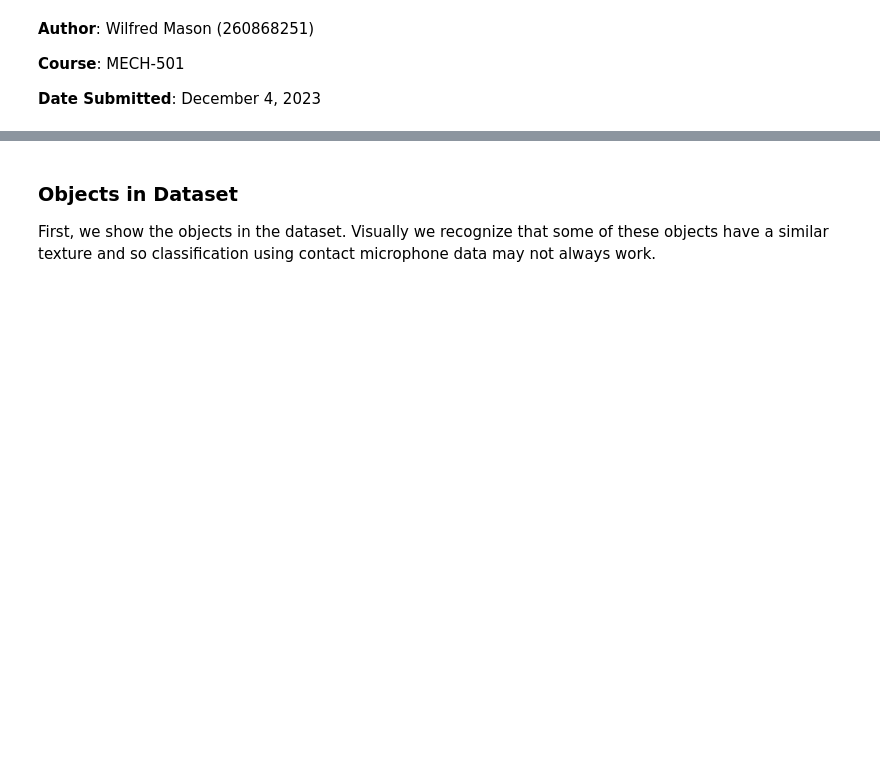
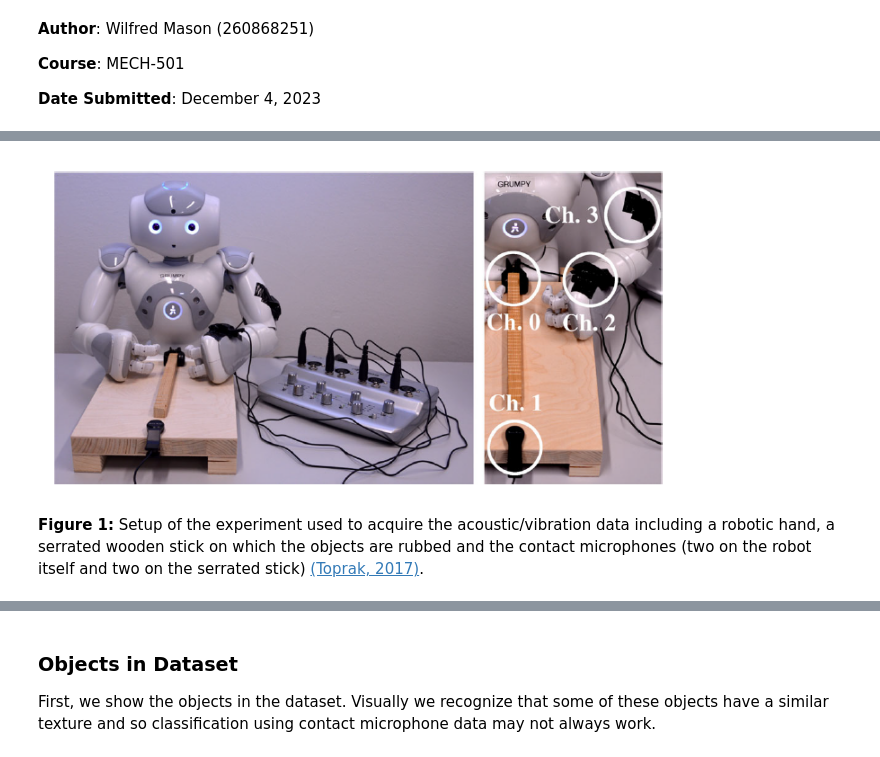
Before and after one commit to Wilfred-Mason/MECH-501, a Jupyter notebook: main/main_notebook_3.ipynb, the cells around one changed output, grey strips where cells are left out. Saved outputs shown, nothing was run; the diff lists cells and outputs as text; code cells hidden in the pictures; blank space fills up the shorter version.

```diff
--- a/main/main_notebook_3.ipynb
+++ b/main/main_notebook_3.ipynb
@@ -103,0 +41,11 @@ Alessandro Albini, Francesco Grella, Perla Maiolino, and Giorgio Cannata. Exploi
+# %%
+fig, axes = plt.subplots(1,1, figsize=(8,8))
+image_path = f'../main/images/setup.png'
+img = mpimg.imread(image_path)
+axes.imshow(img)
+axes.axis('off')
+plt.show()
+# %% [output]
+[figure, added]
+# %% [markdown]
+**Figure 1:** Setup of the experiment used to acquire the acoustic/vibration data including a robotic hand, a serrated wooden stick on which the objects are rubbed and the contact microphones (two on the robot itself and two on the serrated stick) [(Toprak, 2017)](#dataset).
```
Also changed, not shown: parts of 9 cells of this notebook, 1 other file.
